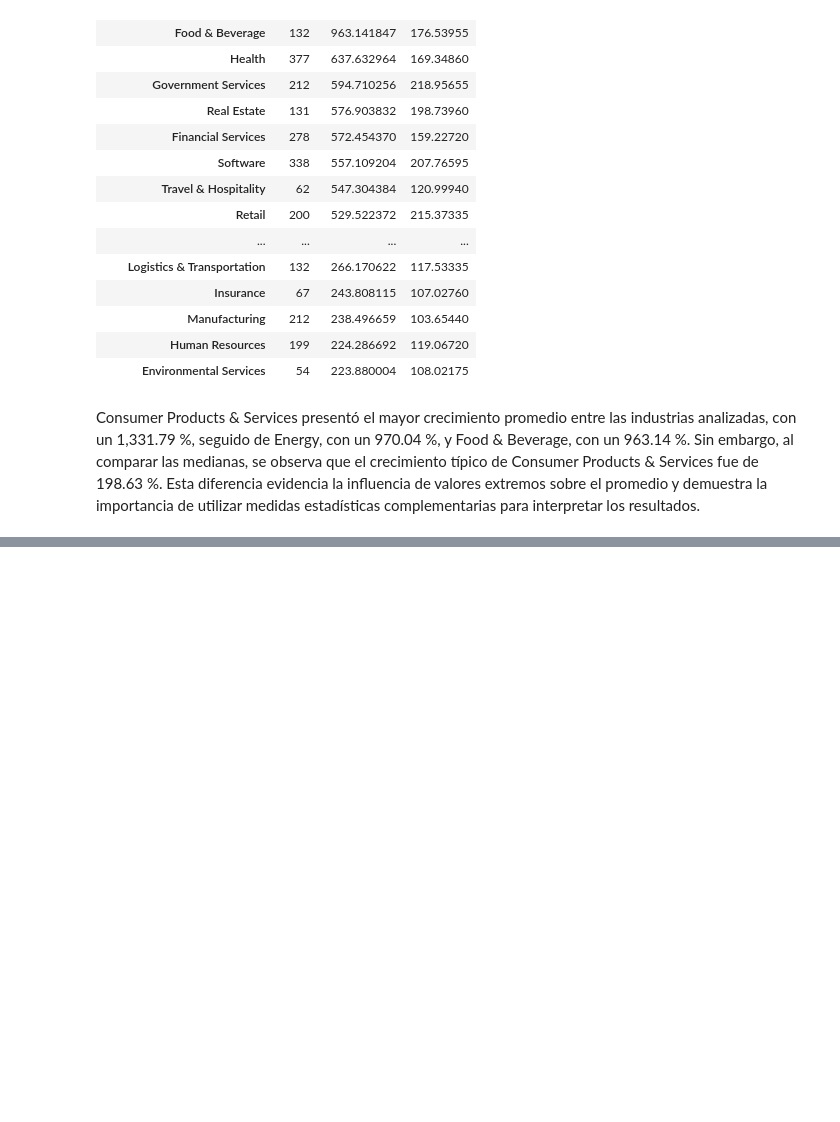
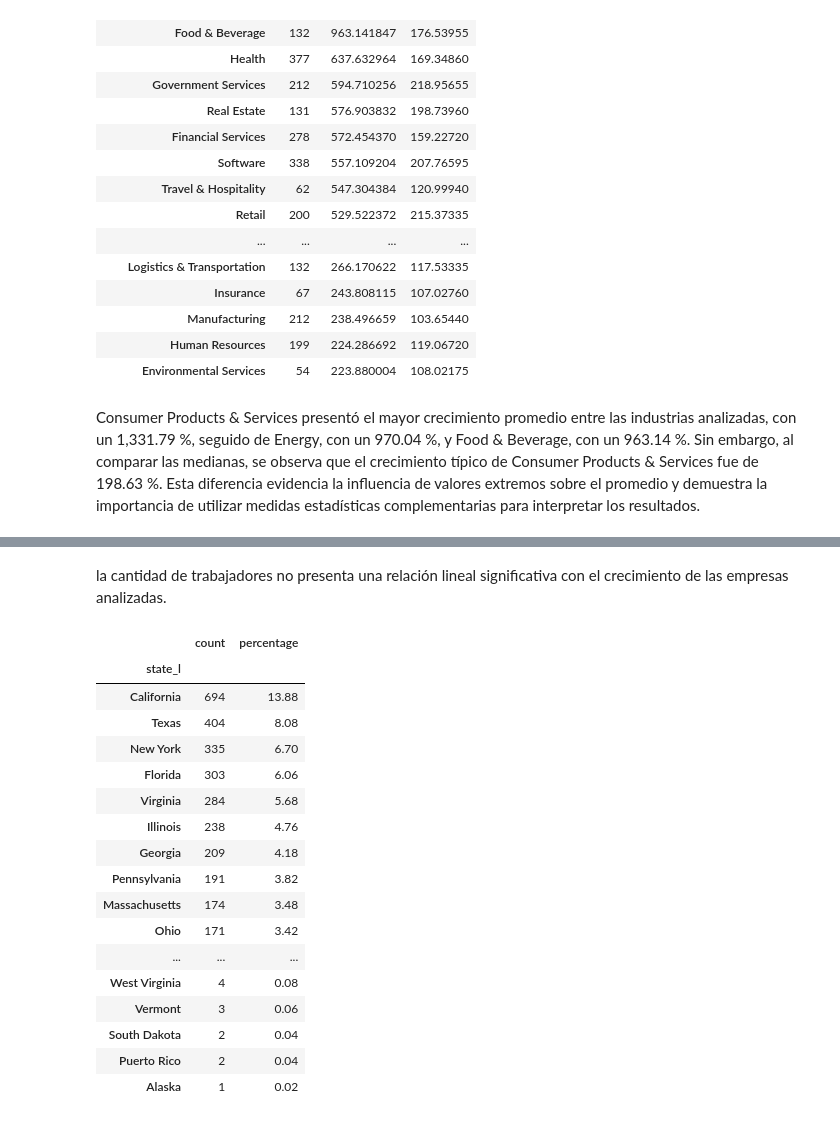
Before and after one commit to Emerson-SM/US_Business_Growth_Industry_Analysis, a Jupyter notebook: notebooks/03_business_analysis.ipynb, the cells around one changed output, grey strips where cells are left out. Saved outputs shown, nothing was run; the diff lists cells and outputs as text; code cells hidden in the pictures; blank space fills up the shorter version.

```diff
--- a/notebooks/03_business_analysis.ipynb
+++ b/notebooks/03_business_analysis.ipynb
@@ -219,0 +258,35 @@ plt.show()
+# %% [markdown]
+la cantidad de trabajadores no presenta una relación lineal significativa con el crecimiento de las empresas analizadas.
+# %%
+#¿En qué estados de Estados Unidos se concentra la mayor cantidad de empresas del Inc. 5000 de 2014?
+bussines_amount = df_clean.groupby('state_l')['company'].agg(
+    ['count']).sort_values(by='count', ascending=False)
+
+porcent = []
+
+for number in bussines_amount['count']:
+    porc = (number * 100) / 5000
+    porcent.append(porc)
+
+bussines_amount['percentage'] = porcent
+
+bussines_amount
+# %% [output]
+|  | count | percentage |
+| state_l |  |  |
+| California | 694 | 13.88 |
+| Texas | 404 | 8.08 |
+| New York | 335 | 6.70 |
+| Florida | 303 | 6.06 |
+| Virginia | 284 | 5.68 |
+| Illinois | 238 | 4.76 |
+| Georgia | 209 | 4.18 |
+| Pennsylvania | 191 | 3.82 |
+| Massachusetts | 174 | 3.48 |
+| Ohio | 171 | 3.42 |
+| ... | ... | ... |
+| West Virginia | 4 | 0.08 |
+| Vermont | 3 | 0.06 |
+| South Dakota | 2 | 0.04 |
+| Puerto Rico | 2 | 0.04 |
+| Alaska | 1 | 0.02 |
```
Also changed, not shown: parts of 6 cells of this notebook.
